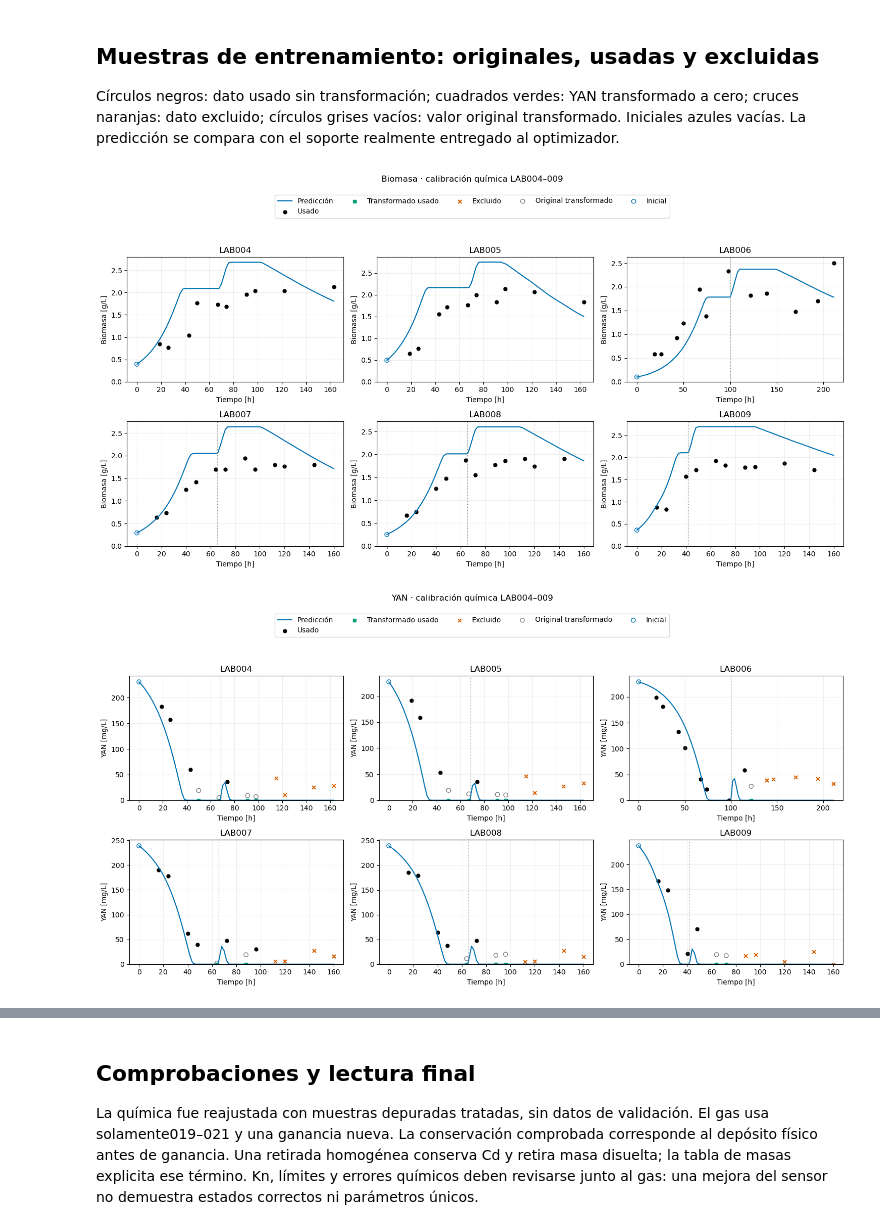
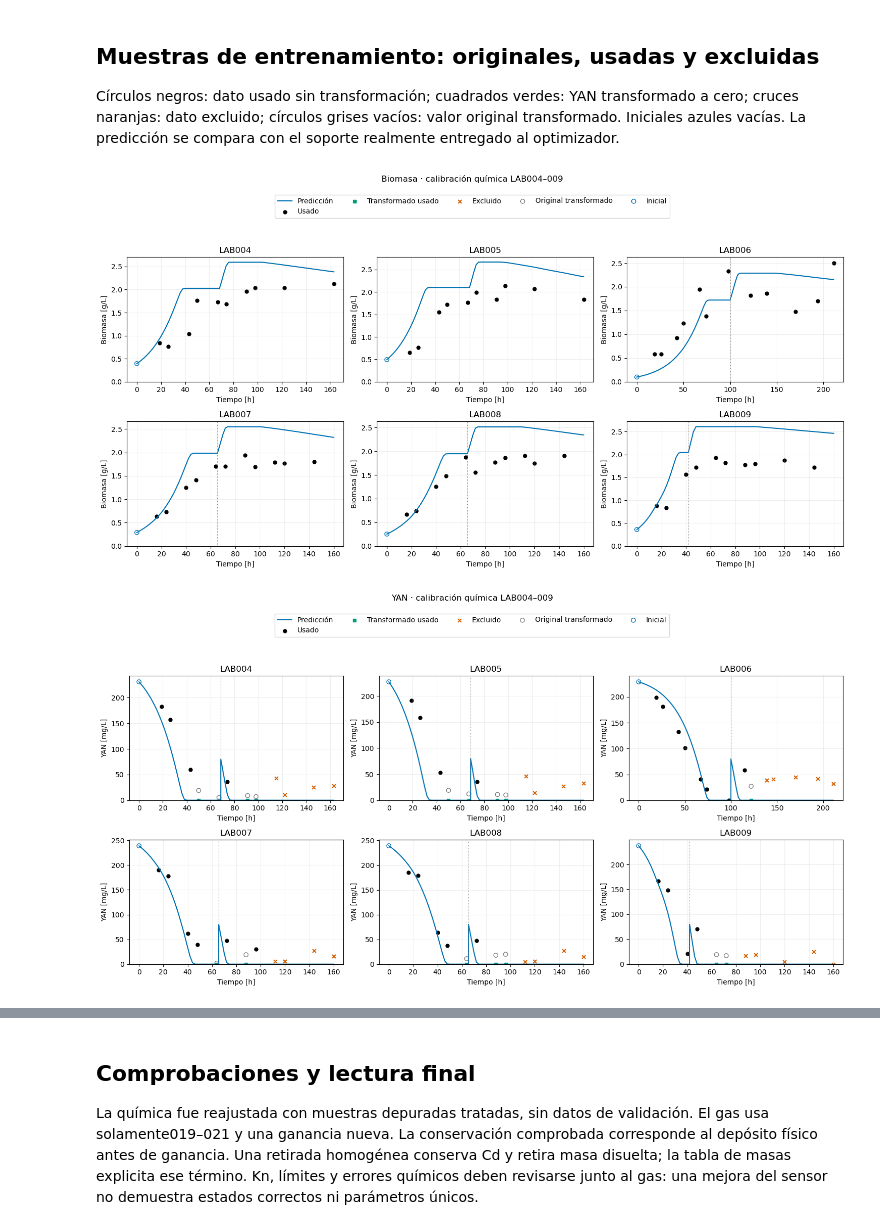
Before and after one commit to crodv/wine-fermentation, a Jupyter notebook: notebooks/diagnostics/16_zenteno_recalibration_legacy_treatment.executed.ipynb, the cells around one changed output, grey strips where cells are left out. Cells and saved outputs as stored; diff of their text form; code cells hidden in the pictures.

```diff
--- a/notebooks/diagnostics/16_zenteno_recalibration_legacy_treatment.executed.ipynb
+++ b/notebooks/diagnostics/16_zenteno_recalibration_legacy_treatment.executed.ipynb
@@ -224,19 +222,19 @@ Círculos negros: dato usado sin transformación; cuadrados verdes: YAN transfor
 # %%
 for s,title,scale in [('X','Biomasa',1),('N','YAN',1000),('G','Glucosa',1),('F','Fructosa',1),('E','Etanol',1)]:
  fig,axs=plt.subplots(2,3,figsize=(15,8));items={}
  for ax,b in zip(axs.flat,treated):
   old=bylab[b.batch].observations[s];new=b.observations[s];valid=np.isfinite(old)&(b.time>0);used=valid&np.isfinite(new);changed=used&(old!=new);excluded=valid&~np.isfinite(new)
-  ax.plot(traincurves[b.batch].index,traincurves[b.batch][s]*scale,label='Predicción',c='#0072B2')
+  pf=with_jumps(traincurves[b.batch]);ax.plot(pf.index,pf[s]*scale,label='Predicción',c='#0072B2')
   for mask,val,marker,color,label in [(used&~changed,new,'o','black','Usado'),(changed,new,'s','#009E73','Transformado usado'),(excluded,old,'x','#D55E00','Excluido')]:ax.scatter(b.time[mask],val[mask]*scale,marker=marker,c=color,s=25,label=label)
   ax.scatter(b.time[changed],old[changed]*scale,facecolors='none',edgecolors='gray',label='Original transformado')
   ax.scatter([0],[b.initials[s]*scale],facecolors='none',edgecolors='#0072B2',label='Inicial')
   for t,d in b.pulses['N']:ax.axvline(t,c='gray',ls=':',lw=.8)
   ax.set(title=b.batch,xlabel='Tiempo [h]',ylabel=title+(' [mg/L]' if s=='N' else ' [g/L]'),ylim=(0,None));ax.grid(alpha=.2)
   for h,l in zip(*ax.get_legend_handles_labels()):items[l]=h
  fig.suptitle(title+' · calibración química LAB004–009',y=.99);fig.legend(items.values(),items.keys(),loc='upper center',bbox_to_anchor=(.5,.95),ncol=5);fig.tight_layout(rect=(0,0,1,.87));plt.show()
 # %% [output]
-[figure, old version]
+[figure, new version]
-[figure, old version]
+[figure, new version]
 [figure]
 [figure]
 [figure]
```
Also changed, not shown: parts of 8 cells of this notebook, 2 other files.
